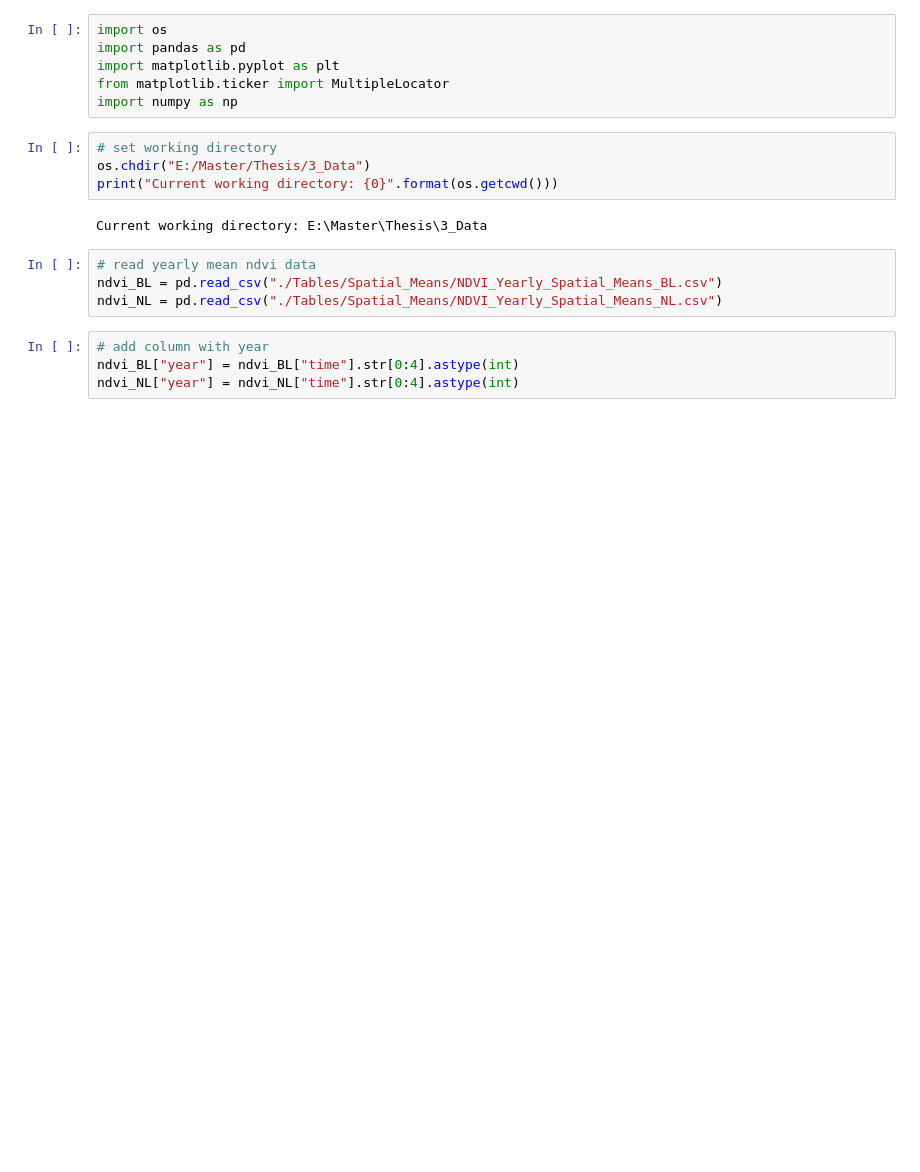
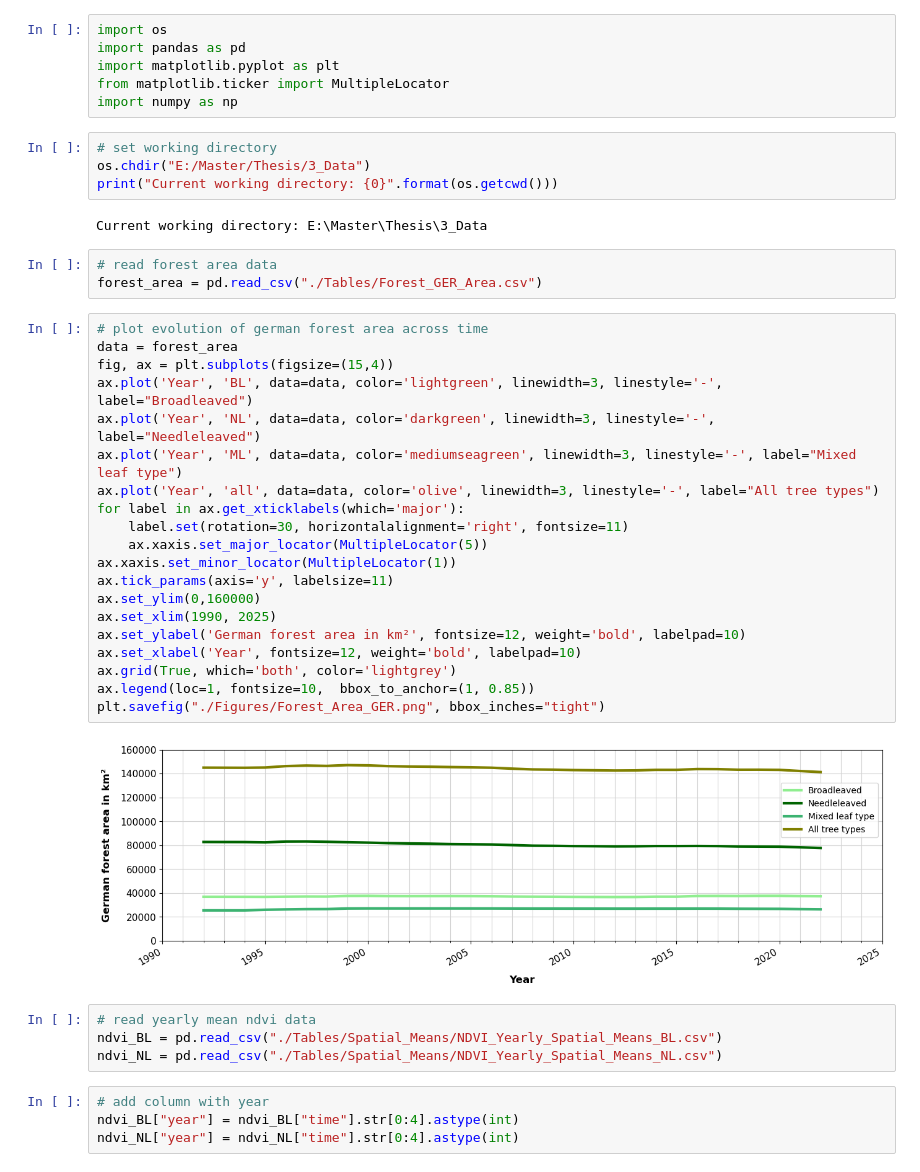
Before and after one commit to irishaake/Thesis_Msc, a Jupyter notebook: 25_Visualize_Results.ipynb, the cells around one changed output. Cells and saved outputs as stored; diff of their text form; blank space fills up the shorter version.

Commit message:
added forest area plot

```diff
--- a/25_Visualize_Results.ipynb
+++ b/25_Visualize_Results.ipynb
@@ -12,6 +12,31 @@ os.chdir("E:/Master/Thesis/3_Data")
 print("Current working directory: {0}".format(os.getcwd()))
 # %% [output]
 Current working directory: E:\Master\Thesis\3_Data
+# %%
+# read forest area data
+forest_area = pd.read_csv("./Tables/Forest_GER_Area.csv")
+# %%
+# plot evolution of german forest area across time
+data = forest_area
+fig, ax = plt.subplots(figsize=(15,4))
+ax.plot('Year', 'BL', data=data, color='lightgreen', linewidth=3, linestyle='-', label="Broadleaved")
+ax.plot('Year', 'NL', data=data, color='darkgreen', linewidth=3, linestyle='-', label="Needleleaved")
+ax.plot('Year', 'ML', data=data, color='mediumseagreen', linewidth=3, linestyle='-', label="Mixed leaf type")
+ax.plot('Year', 'all', data=data, color='olive', linewidth=3, linestyle='-', label="All tree types")
+for label in ax.get_xticklabels(which='major'):
+    label.set(rotation=30, horizontalalignment='right', fontsize=11)
+    ax.xaxis.set_major_locator(MultipleLocator(5))
+ax.xaxis.set_minor_locator(MultipleLocator(1))
+ax.tick_params(axis='y', labelsize=11)
+ax.set_ylim(0,160000)
+ax.set_xlim(1990, 2025)
+ax.set_ylabel('German forest area in km²', fontsize=12, weight='bold', labelpad=10)
+ax.set_xlabel('Year', fontsize=12, weight='bold', labelpad=10)
+ax.grid(True, which='both', color='lightgrey')
+ax.legend(loc=1, fontsize=10,  bbox_to_anchor=(1, 0.85))
+plt.savefig("./Figures/Forest_Area_GER.png", bbox_inches="tight")
+# %% [output]
+[figure, added]
 # %%
 # read yearly mean ndvi data
 ndvi_BL = pd.read_csv("./Tables/Spatial_Means/NDVI_Yearly_Spatial_Means_BL.csv")
```
